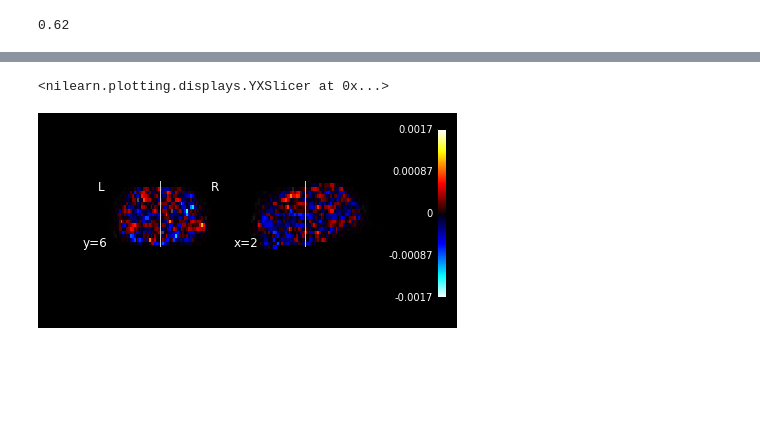
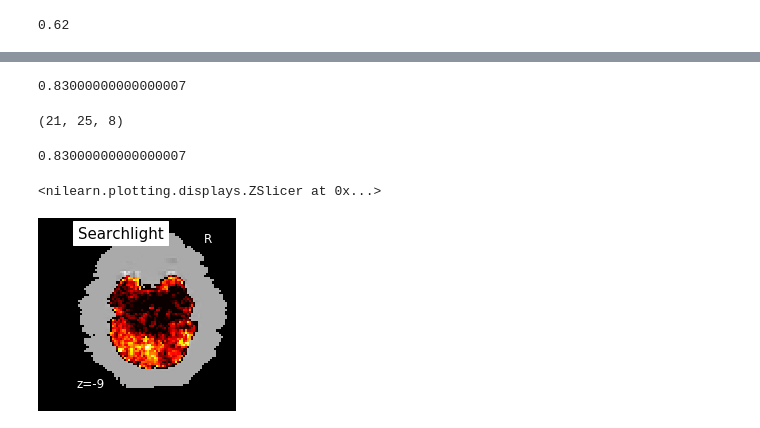
Before and after one commit to jeffmacinnes/TDLS_classify, a Jupyter notebook: analysis/TDLS_sandbox.ipynb, the cells around one changed output, grey strips where cells are left out. Saved outputs shown, nothing was run; the diff lists cells and outputs as text; code cells hidden in the pictures; blank space fills up the shorter version.

Commit message:
complete searchlight analysis in notebook

```diff
--- a/analysis/TDLS_sandbox.ipynb
+++ b/analysis/TDLS_sandbox.ipynb
@@ -193,0 +190,13 @@ plotting.plot_glass_brain(coef_img, black_bg=True)
+# %%
+# retrieve the mask numpy array from the Masker
+mask_img = nl.image.load_img(mask_file)
+fmri = nl.image.load_img(bold_file)
+
+searchlight = SearchLight(
+            mask_img,
+            radius=5,
+            n_jobs=-1,
+            verbose=1,
+            cv=skf)
+
+searchlight.fit(fmri, trials['Modality'])
@@ -194 +240,14 @@ plotting.plot_glass_brain(coef_img, black_bg=True)
+# %%
+searchlight.scores_.max()
+# %% [output]
+0.83000000000000007
+# %%
+idx = np.argmax(searchlight.scores_)
+np.unravel_index(idx, searchlight.scores_.shape)
+# %% [output]
+(21, 25, 8)
+# %%
+searchlight.scores_[21, 25, 8]
+# %% [output]
+0.83000000000000007
 # %%
@@ -196,5 +255,10 @@ from nilearn.plotting import plot_stat_map, show
-# %%
-plot_stat_map(coef_img, bg_img=join(dataDir, subj, 'preprocessed.feat/example_func.nii.gz'), display_mode='yx')
-# %% [output]
-<nilearn.plotting.displays.YXSlicer at 0x...>
-[figure, removed]
+# %%
+mean_fmri = nl.image.mean_img(fmri)
+searchlight_img = nl.image.new_img_like(mean_fmri, searchlight.scores_)
+
+plot_img(searchlight_img, bg_img=mean_fmri,
+         title="Searchlight", display_mode="z", cut_coords=[-9],
+         vmin=.42, cmap='hot', threshold=.2, black_bg=True)
+# %% [output]
+<nilearn.plotting.displays.ZSlicer at 0x...>
+[figure, added]
```
Also changed, not shown: parts of 26 cells of this notebook, 2 other files.
